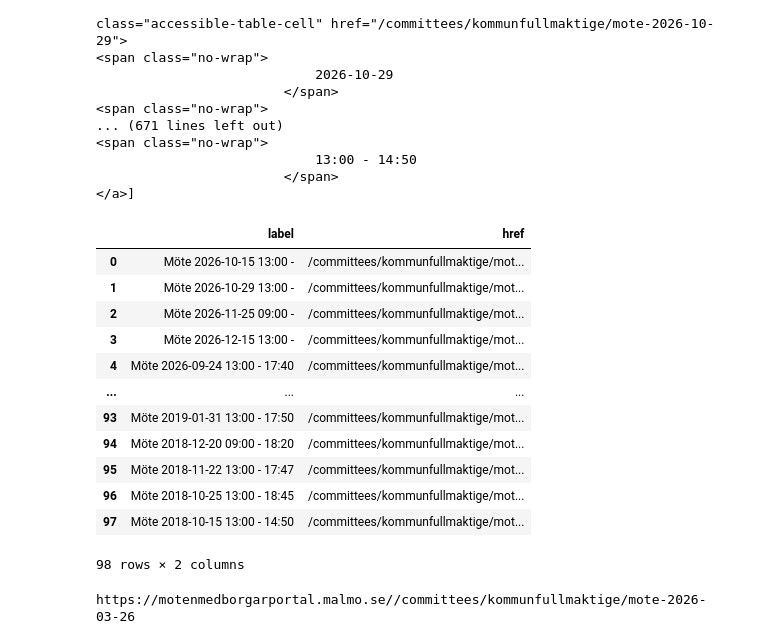
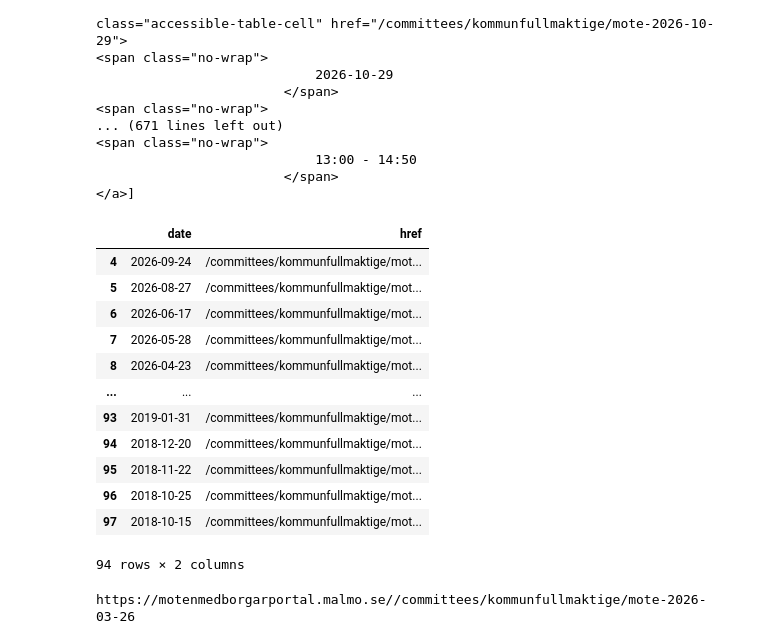
Before and after one commit to axelwarenfalk-hash/python_2_Examinerande_uppgift_2, a Jupyter notebook: test.ipynb, the cells around one changed output. Cells and saved outputs as stored; diff of their text form; code cells hidden in the pictures.

```diff
--- a/test.ipynb
+++ b/test.ipynb
@@ -183,29 +269,33 @@ print(links)
 # %%
 meetings = {}
 
 for link in links:
     href = link.get("href")
     aria_label = link.get("aria-label")
 
     if href is not None and aria_label is not None:
         meetings[aria_label] = href
 
-meetings_df = pd.DataFrame(list(meetings.items()), columns=["label", "href"])
+meetings_df = pd.DataFrame(list(meetings.items()), columns=["date", "href"])
+meetings_df["date"] = pd.to_datetime(
+meetings_df["date"].str.extract(r"(\d{4}-\d{2}-\d{2})")[0]
+)
+meetings_df = meetings_df[meetings_df["date"].dt.date <= pd.Timestamp.today().date()].copy()
 meetings_df
 # %% [output]
-|  | label | href |
-| 0 | Möte 2026-10-15 13:00 - | /committees/kommunfullmaktige/mot... |
-| 1 | Möte 2026-10-29 13:00 - | /committees/kommunfullmaktige/mot... |
-| 2 | Möte 2026-11-25 09:00 - | /committees/kommunfullmaktige/mot... |
-| 3 | Möte 2026-12-15 13:00 - | /committees/kommunfullmaktige/mot... |
-| 4 | Möte 2026-09-24 13:00 - 17:40 | /committees/kommunfullmaktige/mot... |
+|  | date | href |
+| 4 | 2026-09-24 | /committees/kommunfullmaktige/mot... |
+| 5 | 2026-08-27 | /committees/kommunfullmaktige/mot... |
+| 6 | 2026-06-17 | /committees/kommunfullmaktige/mot... |
+| 7 | 2026-05-28 | /committees/kommunfullmaktige/mot... |
+| 8 | 2026-04-23 | /committees/kommunfullmaktige/mot... |
 | ... | ... | ... |
-| 93 | Möte 2019-01-31 13:00 - 17:50 | /committees/kommunfullmaktige/mot... |
-| 94 | Möte 2018-12-20 09:00 - 18:20 | /committees/kommunfullmaktige/mot... |
-| 95 | Möte 2018-11-22 13:00 - 17:47 | /committees/kommunfullmaktige/mot... |
-| 96 | Möte 2018-10-25 13:00 - 18:45 | /committees/kommunfullmaktige/mot... |
-| 97 | Möte 2018-10-15 13:00 - 14:50 | /committees/kommunfullmaktige/mot... |
+| 93 | 2019-01-31 | /committees/kommunfullmaktige/mot... |
+| 94 | 2018-12-20 | /committees/kommunfullmaktige/mot... |
+| 95 | 2018-11-22 | /committees/kommunfullmaktige/mot... |
+| 96 | 2018-10-25 | /committees/kommunfullmaktige/mot... |
+| 97 | 2018-10-15 | /committees/kommunfullmaktige/mot... |
-98 rows × 2 columns
+94 rows × 2 columns
 # %%
 base_url = "https://motenmedborgarportal.malmo.se/"
 
```
Also changed, not shown: parts of 16 cells of this notebook, 16 other files.
